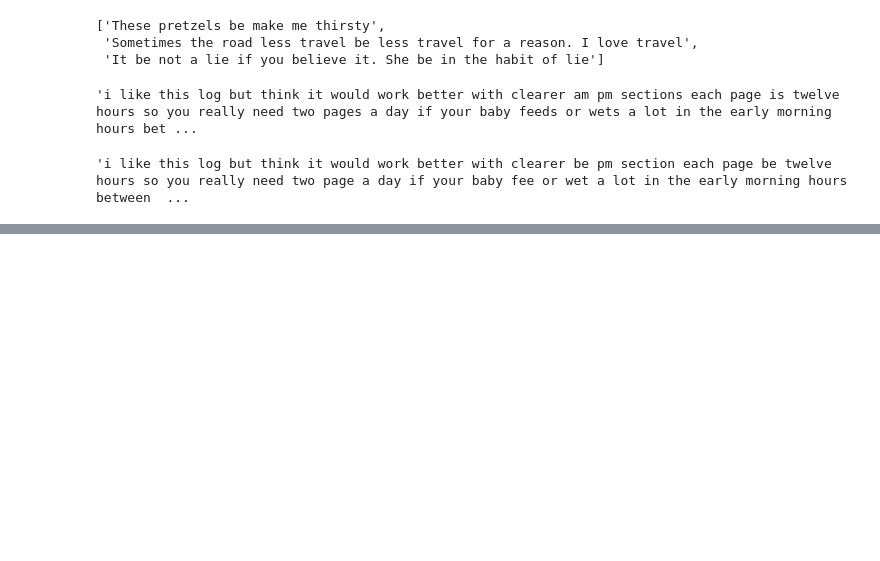
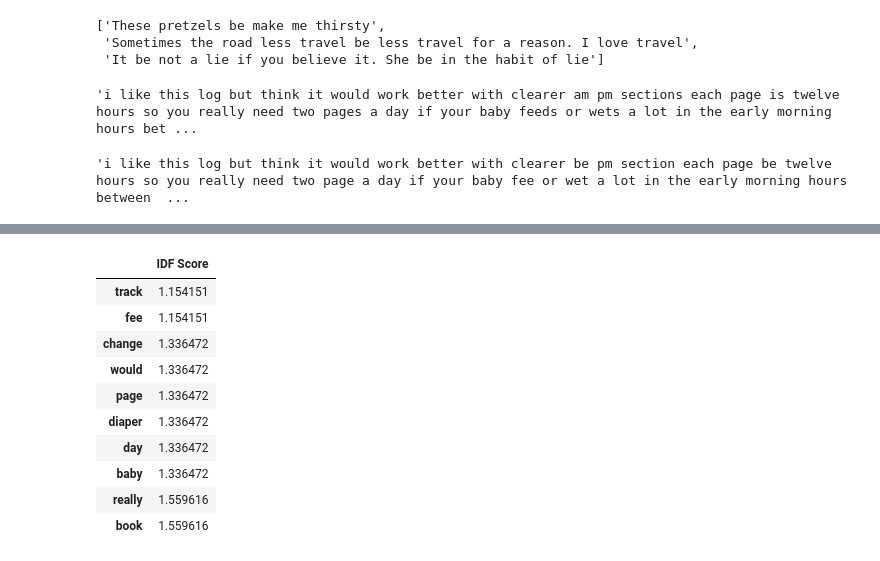
Before and after one commit to nehakale1403/Machine_Learning_Pluralsight, a Jupyter notebook: PreparingDataForFeatureEngineeringAndML/TokanizationNormalizationAndVectorizationOfTextData.ipynb, the cells around one changed output, grey strips where cells are left out. Drawn from its saved outputs; the diff is of its cells as text; code cells hidden in the pictures; blank space fills up the shorter version.

```diff
--- a/PreparingDataForFeatureEngineeringAndML/TokanizationNormalizationAndVectorizationOfTextData.ipynb
+++ b/PreparingDataForFeatureEngineeringAndML/TokanizationNormalizationAndVectorizationOfTextData.ipynb
@@ -241,0 +347,2 @@ documents[2]
+# %%
+stop_words = set(stop_words_df.words.unique())
@@ -241,0 +395,18 @@ documents[2]
+# %%
+df=pd.DataFrame(tfidf_vectorizer.idf_,
+            index = tfidf_vectorizer.get_feature_names(),
+            columns = ['IDF Score'])
+# %%
+df.sort_values(by=['IDF Score']).head(10)
+# %% [output]
+|  | IDF Score |
+| track | 1.154151 |
+| fee | 1.154151 |
+| change | 1.336472 |
+| would | 1.336472 |
+| page | 1.336472 |
+| diaper | 1.336472 |
+| day | 1.336472 |
+| baby | 1.336472 |
+| really | 1.559616 |
+| book | 1.559616 |
```
Also changed, not shown: parts of 20 cells of this notebook, 1 other file.
